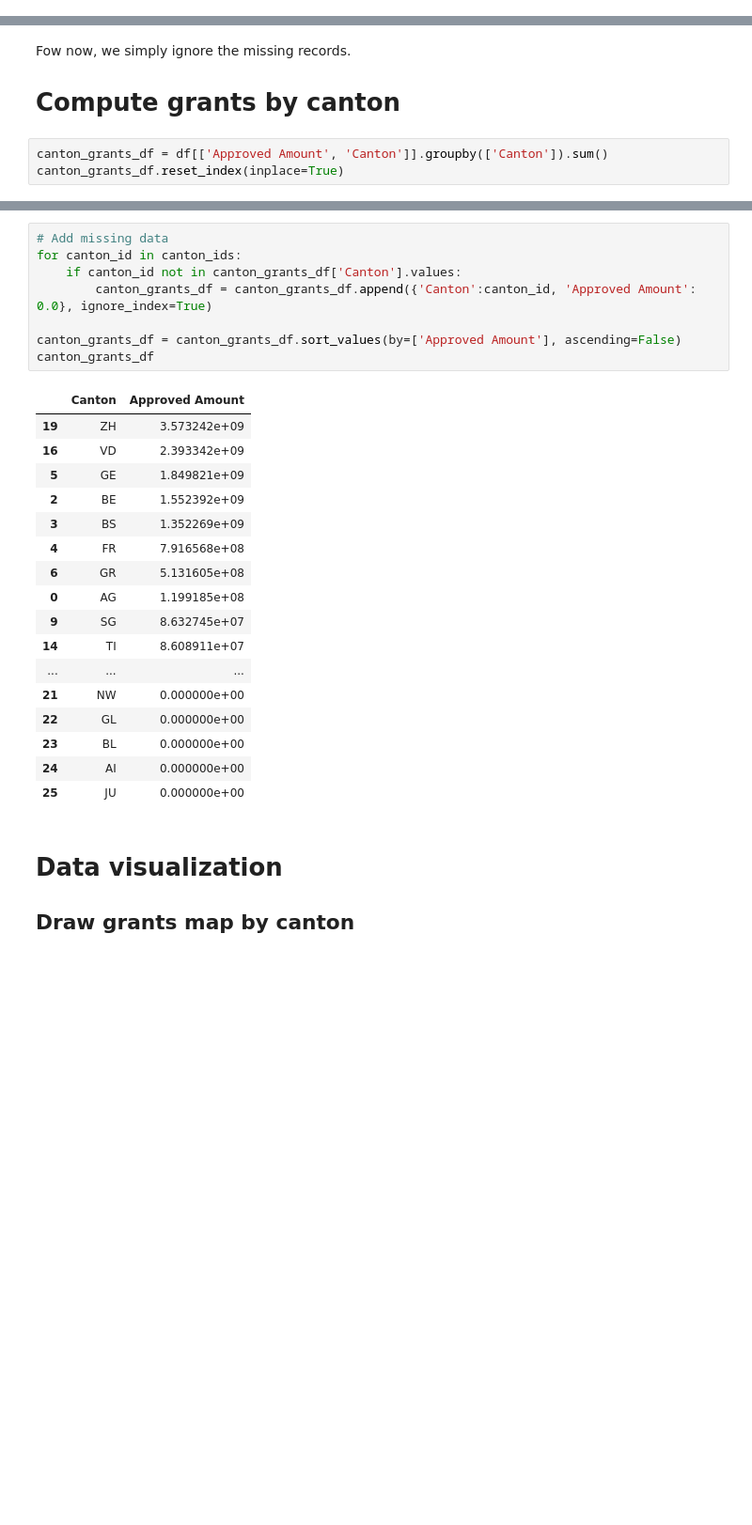
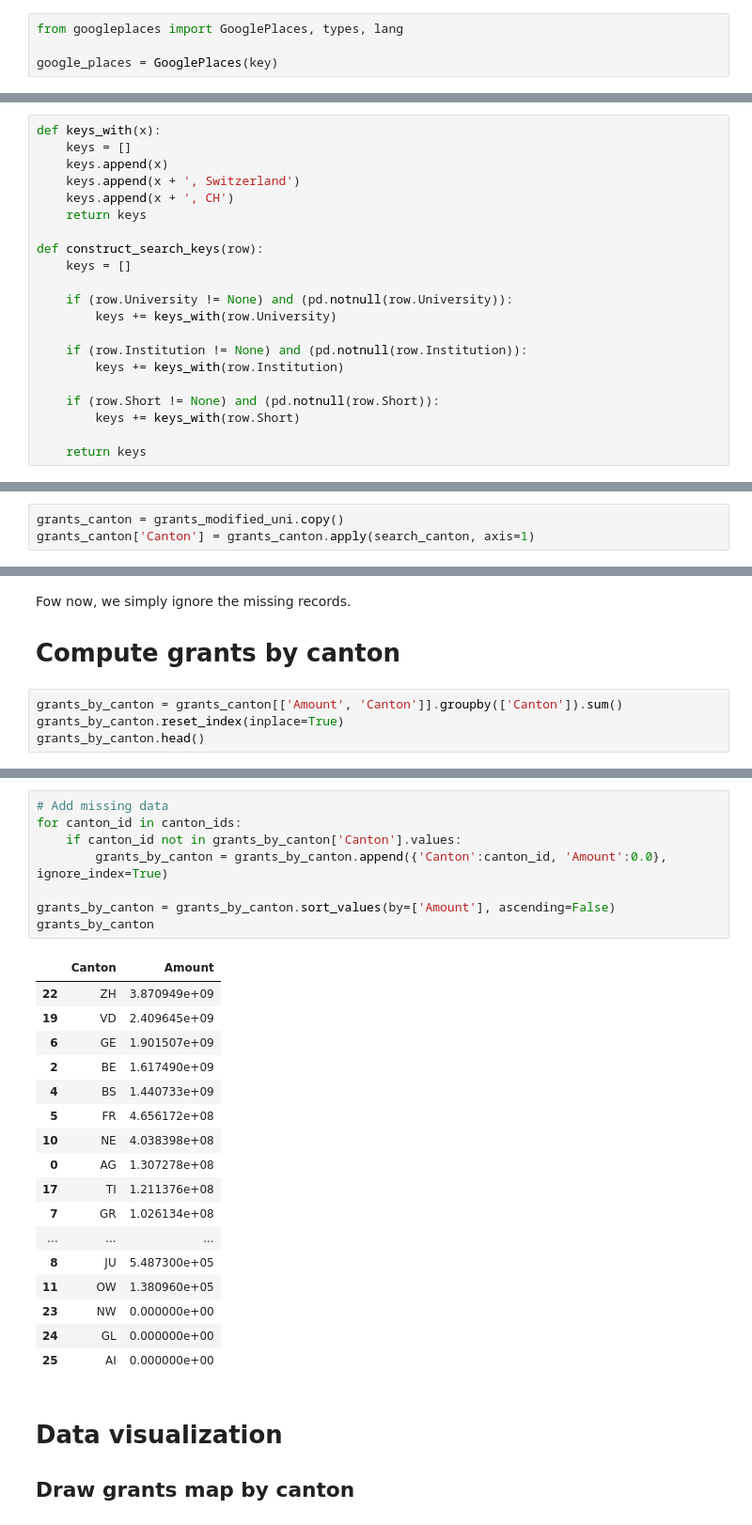
Before and after one commit to BeforeRain/ADA-homework, a Jupyter notebook: 03 - Interactive Viz/University_Canton.ipynb, the cells around one changed output, grey strips where cells are left out. Shown at 94% size. Drawn from its saved outputs; the diff is of its cells as text; blank space fills up the shorter version.

```diff
--- a/03 - Interactive Viz/University_Canton.ipynb
+++ b/03 - Interactive Viz/University_Canton.ipynb
@@ -179,0 +281,4 @@ Available APIs to obtain such mappings include **Geonames Full Text Search API i
+# %%
+from googleplaces import GooglePlaces, types, lang
+
+google_places = GooglePlaces(key)
@@ -179,0 +324,21 @@ Available APIs to obtain such mappings include **Geonames Full Text Search API i
+# %%
+def keys_with(x):
+    keys = []
+    keys.append(x)
+    keys.append(x + ', Switzerland')
+    keys.append(x + ', CH')
+    return keys
+
+def construct_search_keys(row):
+    keys = []
+
+    if (row.University != None) and (pd.notnull(row.University)):
+        keys += keys_with(row.University)
+
+    if (row.Institution != None) and (pd.notnull(row.Institution)):
+        keys += keys_with(row.Institution)
+
+    if (row.Short != None) and (pd.notnull(row.Short)):
+        keys += keys_with(row.Short)
+
+    return keys
@@ -179,0 +378,3 @@ Available APIs to obtain such mappings include **Geonames Full Text Search API i
+# %%
+grants_canton = grants_modified_uni.copy()
+grants_canton['Canton'] = grants_canton.apply(search_canton, axis=1)
@@ -409,5 +504,6 @@ Fow now, we simply ignore the missing records.
 
 #  Compute grants by canton
 # %%
-canton_grants_df = df[['Approved Amount', 'Canton']].groupby(['Canton']).sum()
-canton_grants_df.reset_index(inplace=True)
+grants_by_canton = grants_canton[['Amount', 'Canton']].groupby(['Canton']).sum()
+grants_by_canton.reset_index(inplace=True)
+grants_by_canton.head()
@@ -414,29 +517,29 @@ canton_grants_df.reset_index(inplace=True)
 # %%
 # Add missing data
 for canton_id in canton_ids:
-    if canton_id not in canton_grants_df['Canton'].values:
-        canton_grants_df = canton_grants_df.append({'Canton':canton_id, 'Approved Amount': 0.0}, ignore_index=True)
+    if canton_id not in grants_by_canton['Canton'].values:
+        grants_by_canton = grants_by_canton.append({'Canton':canton_id, 'Amount':0.0}, ignore_index=True)
 
-canton_grants_df = canton_grants_df.sort_values(by=['Approved Amount'], ascending=False)
-canton_grants_df
+grants_by_canton = grants_by_canton.sort_values(by=['Amount'], ascending=False)
+grants_by_canton
 # %% [output]
-|  | Canton | Approved Amount |
-| 19 | ZH | 3.573242e+09 |
-| 16 | VD | 2.393342e+09 |
-| 5 | GE | 1.849821e+09 |
-| 2 | BE | 1.552392e+09 |
-| 3 | BS | 1.352269e+09 |
-| 4 | FR | 7.916568e+08 |
-| 6 | GR | 5.131605e+08 |
-| 0 | AG | 1.199185e+08 |
-| 9 | SG | 8.632745e+07 |
-| 14 | TI | 8.608911e+07 |
+|  | Canton | Amount |
+| 22 | ZH | 3.870949e+09 |
+| 19 | VD | 2.409645e+09 |
+| 6 | GE | 1.901507e+09 |
+| 2 | BE | 1.617490e+09 |
+| 4 | BS | 1.440733e+09 |
+| 5 | FR | 4.656172e+08 |
+| 10 | NE | 4.038398e+08 |
+| 0 | AG | 1.307278e+08 |
+| 17 | TI | 1.211376e+08 |
+| 7 | GR | 1.026134e+08 |
 | ... | ... | ... |
-| 21 | NW | 0.000000e+00 |
-| 22 | GL | 0.000000e+00 |
-| 23 | BL | 0.000000e+00 |
-| 24 | AI | 0.000000e+00 |
-| 25 | JU | 0.000000e+00 |
+| 8 | JU | 5.487300e+05 |
+| 11 | OW | 1.380960e+05 |
+| 23 | NW | 0.000000e+00 |
+| 24 | GL | 0.000000e+00 |
+| 25 | AI | 0.000000e+00 |
 # %% [markdown]
 # Data visualization
 ##  Draw grants map by canton
```
Also changed, not shown: parts of 107 cells of this notebook, 3 other files.
